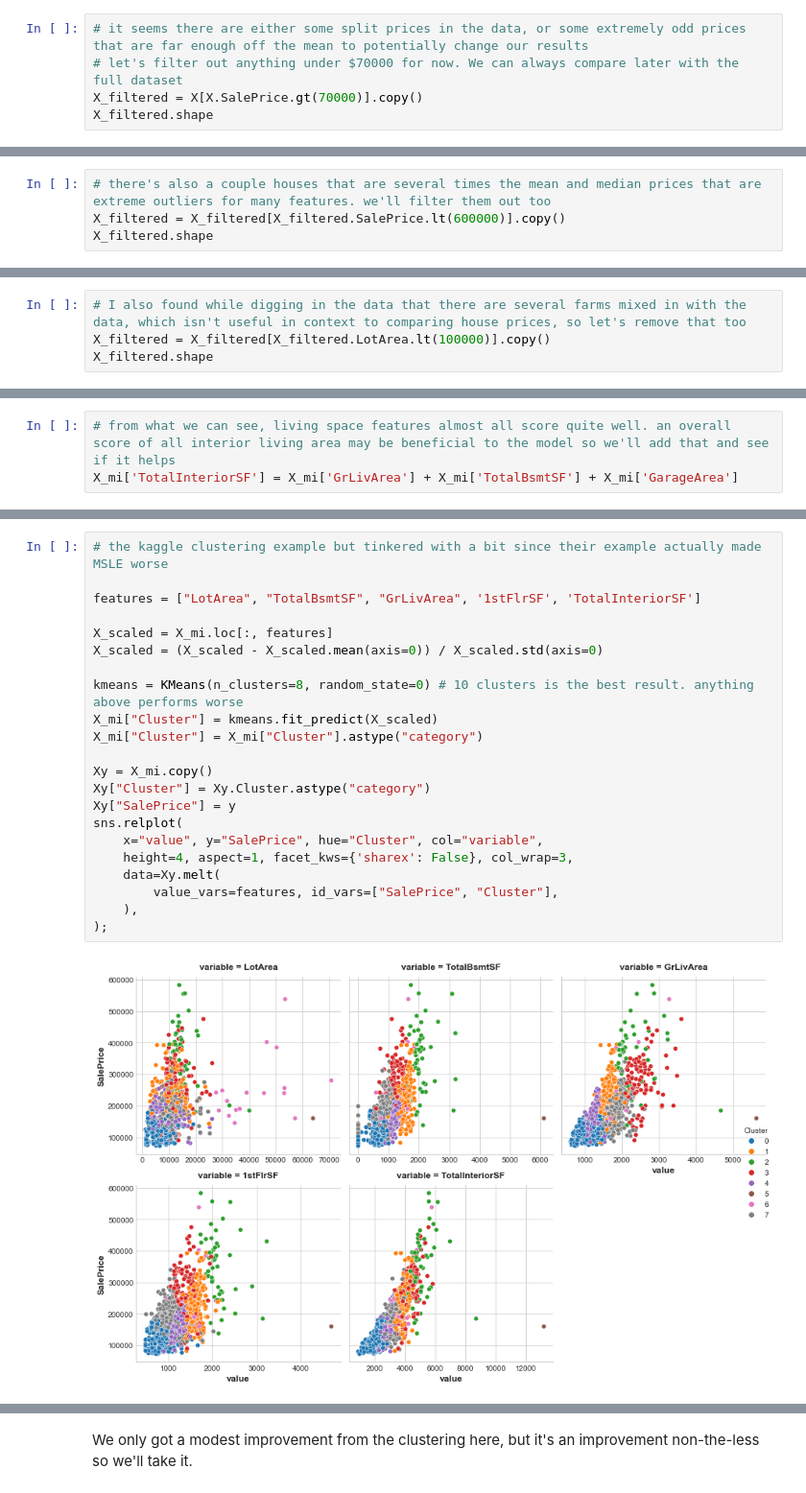
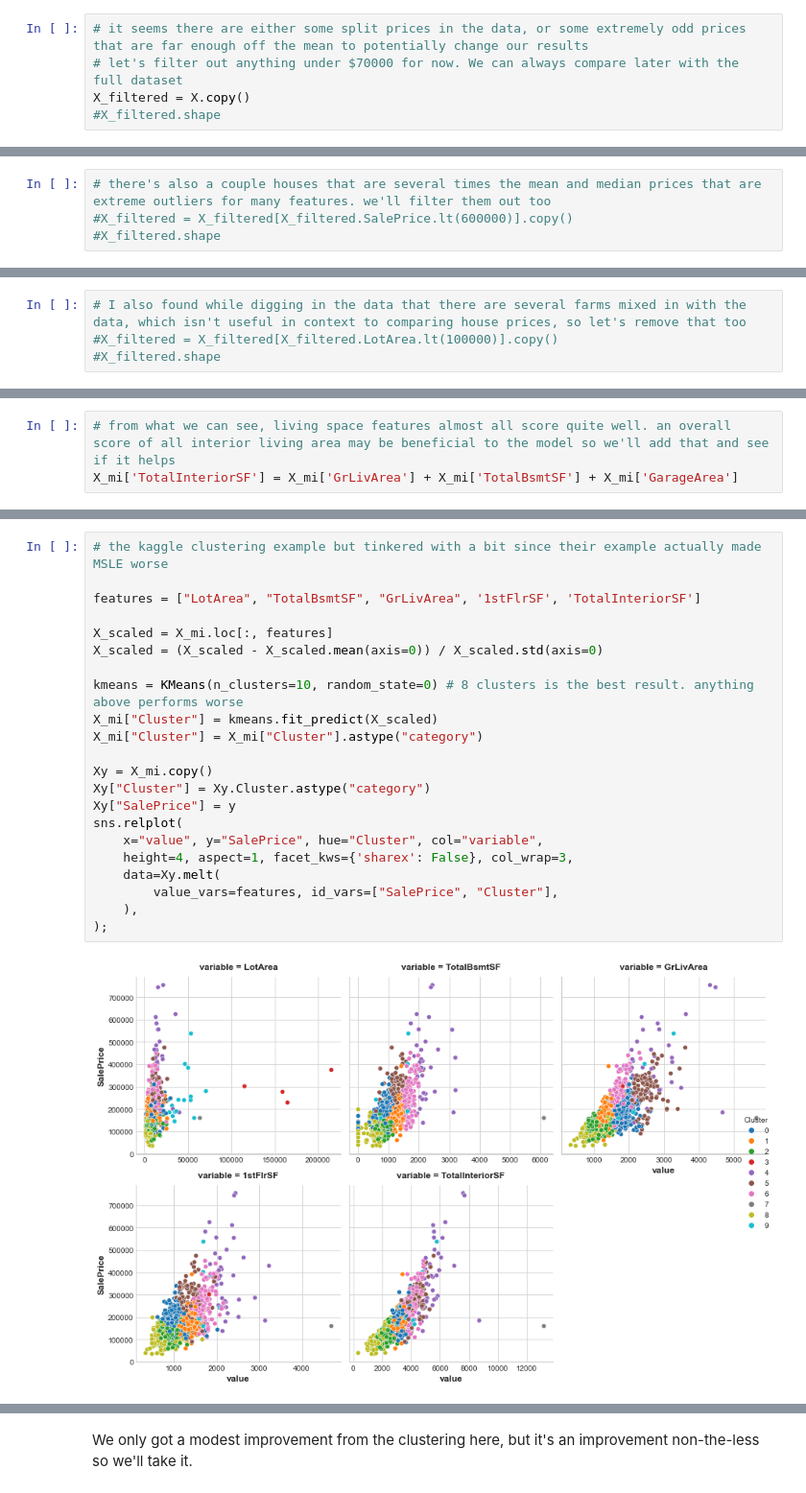
Before and after one commit to Ben-Hardy/kaggle, a Jupyter notebook: ames_housing_data/ames.ipynb, the cells around one changed output, grey strips where cells are left out. Shown: that part at 96% size. Drawn from its saved outputs; the diff is of its cells as text.

```diff
--- a/ames_housing_data/ames.ipynb
+++ b/ames_housing_data/ames.ipynb
@@ -109,5 +113,5 @@ base RMSLE score with nothing modified other than dummies for categoricals: 0.14
 # %%
 # it seems there are either some split prices in the data, or some extremely odd prices that are far enough off the mean to potentially change our results
 # let's filter out anything under $70000 for now. We can always compare later with the full dataset
-X_filtered = X[X.SalePrice.gt(70000)].copy()
-X_filtered.shape
+X_filtered = X.copy()
+#X_filtered.shape
@@ -131,5 +133,5 @@ base RMSLE score with extremely low values filtered out: 0.1305
 As we can see, by removing those 22 extremely low prices, we have already massively improved our root mean square log error (RMSLE) score by around 7%, which is a big gain. It is an obvious benefit to ignore those values. Worst comes to worst, we can always include them later if we need.
 # %%
 # there's also a couple houses that are several times the mean and median prices that are extreme outliers for many features. we'll filter them out too
-X_filtered = X_filtered[X_filtered.SalePrice.lt(600000)].copy()
-X_filtered.shape
+#X_filtered = X_filtered[X_filtered.SalePrice.lt(600000)].copy()
+#X_filtered.shape
@@ -146,4 +146,4 @@ base RMSLE score with extremely high values filtered out: 0.1318
 # %%
 # I also found while digging in the data that there are several farms mixed in with the data, which isn't useful in context to comparing house prices, so let's remove that too
-X_filtered = X_filtered[X_filtered.LotArea.lt(100000)].copy()
-X_filtered.shape
+#X_filtered = X_filtered[X_filtered.LotArea.lt(100000)].copy()
+#X_filtered.shape
@@ -180,27 +178,27 @@ RMSLE score with compound living area feature: 0.1266
 # %%
 # the kaggle clustering example but tinkered with a bit since their example actually made MSLE worse
 
 features = ["LotArea", "TotalBsmtSF", "GrLivArea", '1stFlrSF', 'TotalInteriorSF']
 
 X_scaled = X_mi.loc[:, features]
 X_scaled = (X_scaled - X_scaled.mean(axis=0)) / X_scaled.std(axis=0)
 
-kmeans = KMeans(n_clusters=8, random_state=0) # 10 clusters is the best result. anything above performs worse
+kmeans = KMeans(n_clusters=10, random_state=0) # 8 clusters is the best result. anything above performs worse
 X_mi["Cluster"] = kmeans.fit_predict(X_scaled)
 X_mi["Cluster"] = X_mi["Cluster"].astype("category")
 
 Xy = X_mi.copy()
 Xy["Cluster"] = Xy.Cluster.astype("category")
 Xy["SalePrice"] = y
 sns.relplot(
     x="value", y="SalePrice", hue="Cluster", col="variable",
     height=4, aspect=1, facet_kws={'sharex': False}, col_wrap=3,
     data=Xy.melt(
         value_vars=features, id_vars=["SalePrice", "Cluster"],
     ),
 );
 # %% [output]
-[figure, old version]
+[figure, new version]
 # %%
 X_mi['SalePrice'] = y_mi
 sns.catplot(x='SalePrice', y='Cluster', data=X_mi, kind='boxen', height=6)
```
Also changed, not shown: parts of 22 cells of this notebook, 1 other file.
